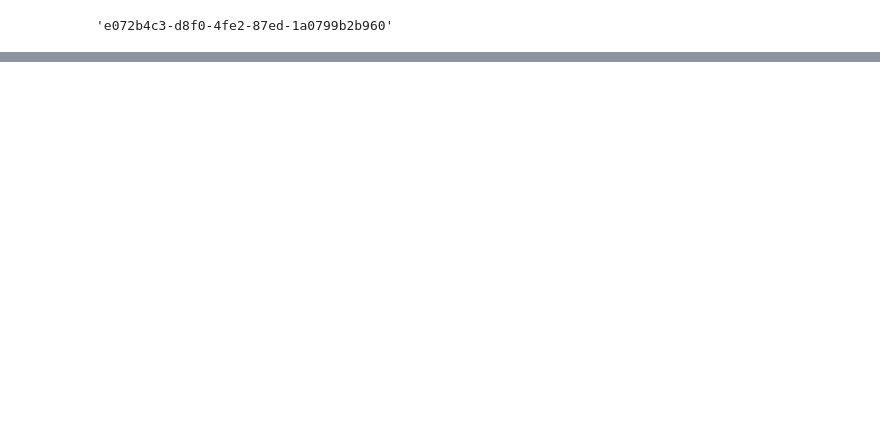
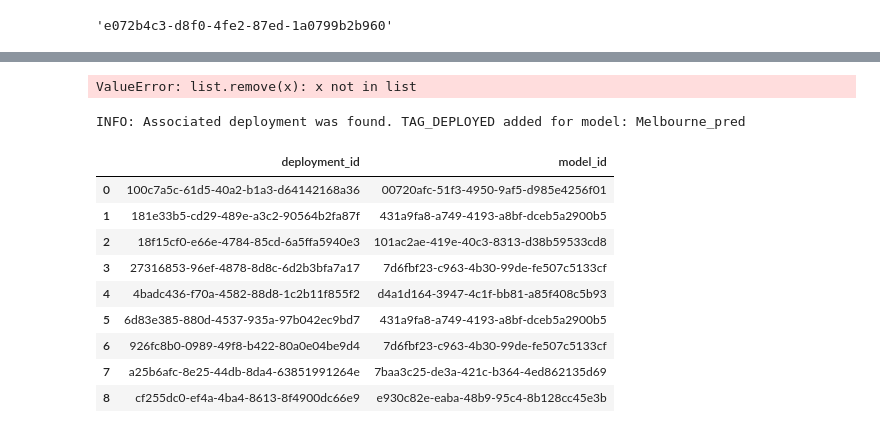
Before and after one commit to guschang2013/melbourne, a Jupyter notebook: Train_Melbourne.ipynb, the cells around one changed output, grey strips where cells are left out. Cells and saved outputs as stored; diff of their text form; code cells hidden in the pictures; blank space fills up the shorter version.

```diff
--- a/Train_Melbourne.ipynb
+++ b/Train_Melbourne.ipynb
@@ -311,0 +291,8 @@ client.deployments.get_details()
+# %%
+#get_models_to_promote
+dict_details = client.repository.get_model_details()
+df_source_models = pd.json_normalize(dict_details, record_path = ['resources'])
+#model_filter = df_source_models['metadata.tags'].astype(str).str.find('promote') > 0
+#df_ids_to_export = df_source_models[model_filter][['metadata.id', 'metadata.name']]
+#df_ids_to_export
+df_source_models
@@ -352,0 +335,9 @@ Status code: 500, body: {"trace":"b684f852-5817-4b7d-9733-57f8ee108bf0","errors"
+# %%
+def get_space_id(TARGET_SPACE_NAME):
+    """
+    Retorna el space id del TARGET_SPACE_NAME.
+    """
+    dict_space = wml_client.spaces.get_details()
+    df_spaces = pd.json_normalize(dict_space, record_path = ['resources'])
+    target_space_id = df_spaces[df_spaces['entity.name'] == TARGET_SPACE_NAME]['metadata.id'].iloc[0]
+    return target_space_id
@@ -352,0 +462,3 @@ Status code: 500, body: {"trace":"b684f852-5817-4b7d-9733-57f8ee108bf0","errors"
+# %%
+target_space_id = get_space_id(TARGET_SPACE_NAME)
+target_space_id
@@ -352,0 +509,18 @@ Status code: 500, body: {"trace":"b684f852-5817-4b7d-9733-57f8ee108bf0","errors"
+# %%
+#tagea pre-prod-space
+update_asset_tag_in_target_space(model2export)
+# %% [output]
+ValueError: list.remove(x): x not in list
+# %%
+def untag_asset_without_deployment(df_model_ids:pd.DataFrame):
+    """
+    Retira el TAG_DEPLOYED de los assets en el target space que no tienen un despliegue asociado.
+    """
+    for index, row in df_model_ids.iterrows():
+        metadata_model = wml_client.repository.get_model_details(row['metadata.id'])
+        metadata_model['metadata']['tags'].remove(TAG_DEPLOYED)
+        list_tags = list(metadata_model['metadata']['tags'])
+        metadata_model = {wml_client.repository.ModelMetaNames.TAGS :list_tags}
+        wml_client.repository.update_model(model_uid = row['metadata.id']
+                                           , updated_meta_props = metadata_model)
+        print("INFO: No associated deployment was found. TAG_DEPLOYED removed for model: " + str(row['metadata.name']))
@@ -352,0 +580,14 @@ Status code: 500, body: {"trace":"b684f852-5817-4b7d-9733-57f8ee108bf0","errors"
+# %%
+sync_asset_tags_with_deployments(target_space_id)
+# %% [output]
+INFO: Associated deployment was found. TAG_DEPLOYED added for model: Melbourne_pred
+|  | deployment_id | model_id |
+| 0 | 100c7a5c-61d5-40a2-b1a3-d64142168a36 | 00720afc-51f3-4950-9af5-d985e4256f01 |
+| 1 | 181e33b5-cd29-489e-a3c2-90564b2fa87f | 431a9fa8-a749-4193-a8bf-dceb5a2900b5 |
+| 2 | 18f15cf0-e66e-4784-85cd-6a5ffa5940e3 | 101ac2ae-419e-40c3-8313-d38b59533cd8 |
+| 3 | 27316853-96ef-4878-8d8c-6d2b3bfa7a17 | 7d6fbf23-c963-4b30-99de-fe507c5133cf |
+| 4 | 4badc436-f70a-4582-88d8-1c2b11f855f2 | d4a1d164-3947-4c1f-bb81-a85f408c5b93 |
+| 5 | 6d83e385-880d-4537-935a-97b042ec9bd7 | 431a9fa8-a749-4193-a8bf-dceb5a2900b5 |
+| 6 | 926fc8b0-0989-49f8-b422-80a0e04be9d4 | 7d6fbf23-c963-4b30-99de-fe507c5133cf |
+| 7 | a25b6afc-8e25-44db-8da4-63851991264e | 7baa3c25-de3a-421c-b364-4ed862135d69 |
+| 8 | cf255dc0-ef4a-4ba4-8613-8f4900dc66e9 | e930c82e-eaba-48b9-95c4-8b128cc45e3b |
```
Also changed, not shown: parts of 37 cells of this notebook, 1 other file.
